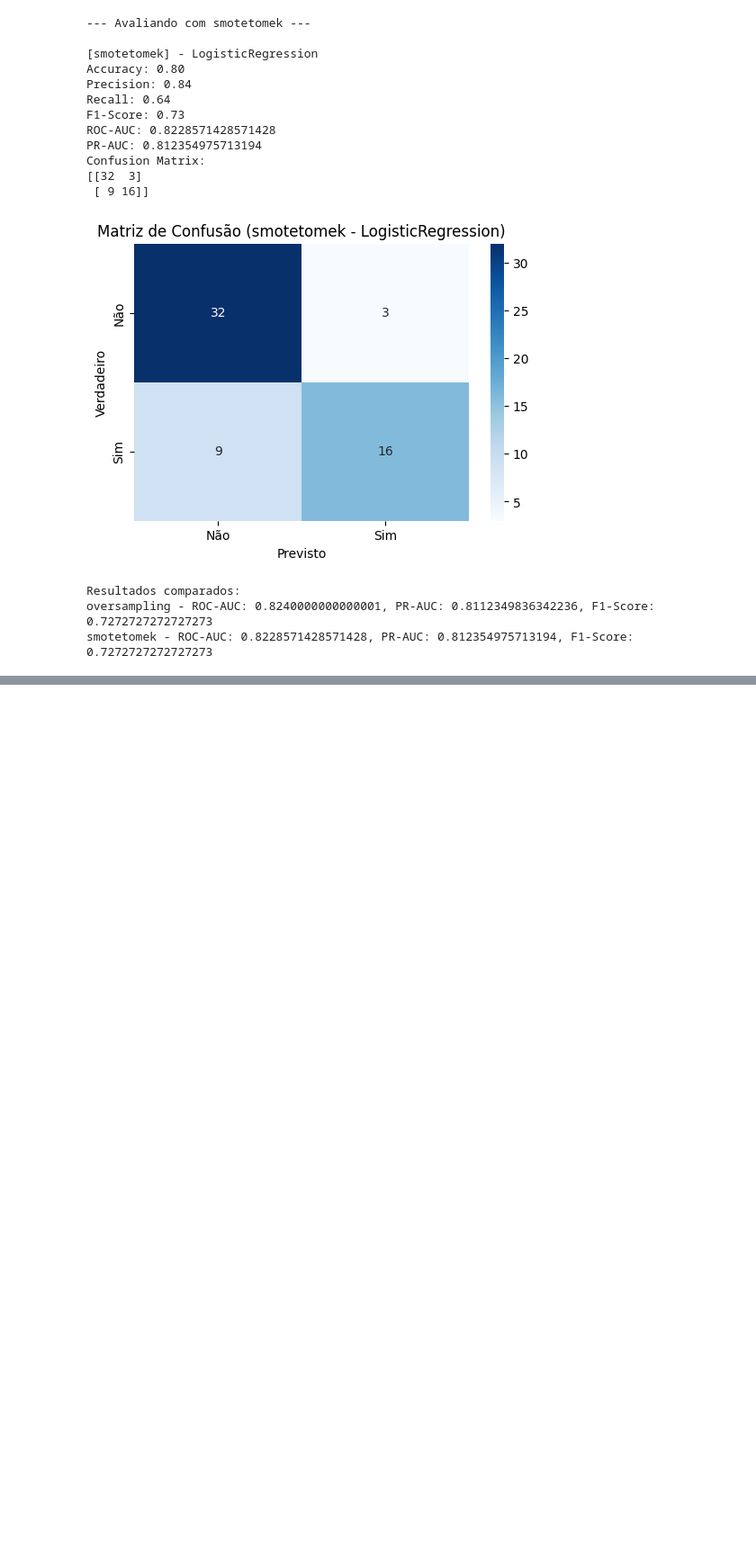
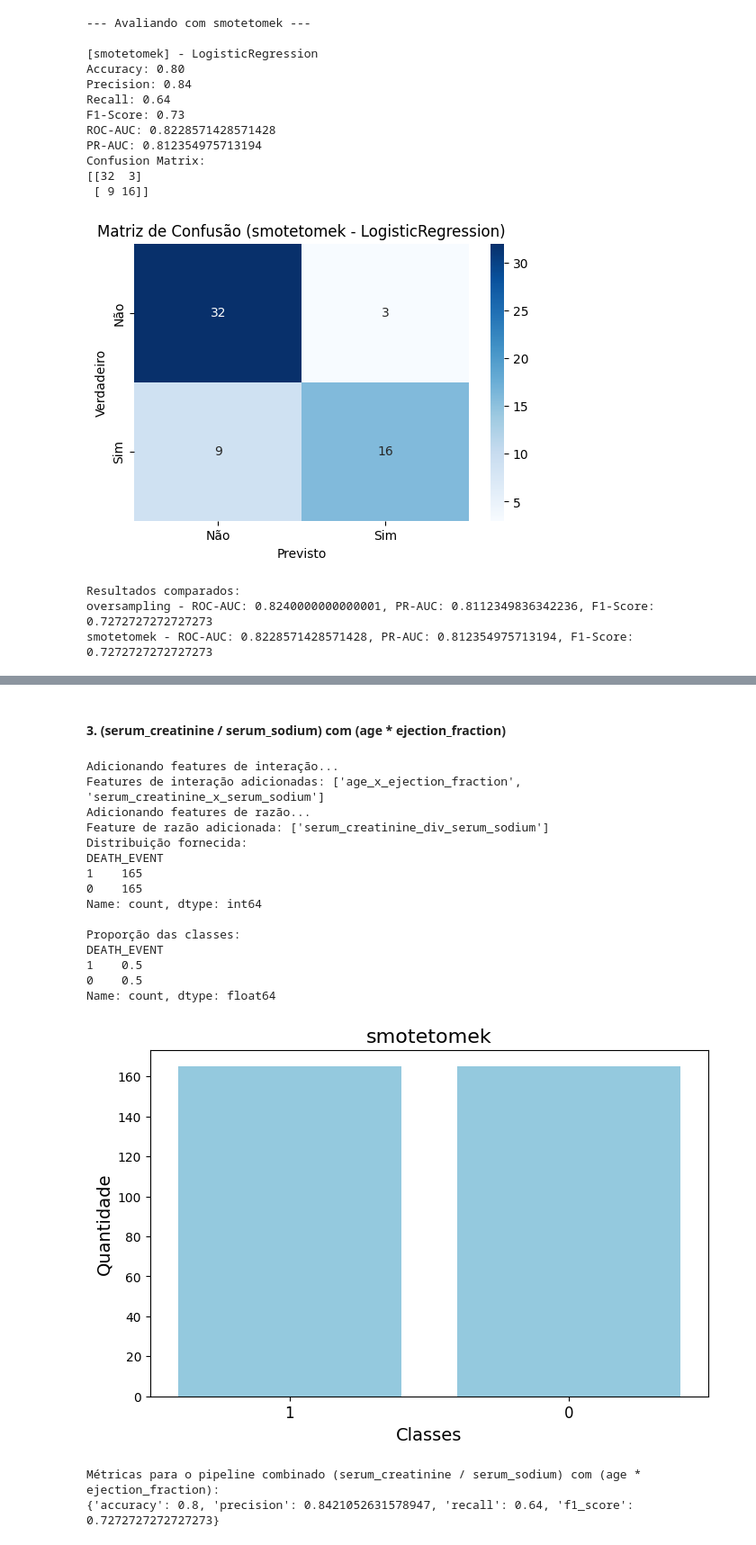
Before and after one commit to batista-neto/data-mining-heart-failure, a Jupyter notebook: main.ipynb, the cells around one changed output, grey strips where cells are left out. Shown at 90% size. Saved outputs shown, nothing was run; the diff lists cells and outputs as text; code cells hidden in the pictures; blank space fills up the shorter version.

```diff
--- a/main.ipynb
+++ b/main.ipynb
@@ -457,0 +869,79 @@ smotetomek - ROC-AUC: 0.8228571428571428, PR-AUC: 0.812354975713194, F1-Score: 0
+# %% [markdown]
+#### 3. (serum_creatinine / serum_sodium) com (age * ejection_fraction)
+# %%
+# Criar uma cópia do dataset original
+dataset_mixed3 = dataset.copy()
+
+# Inicializar o FeatureEngineer com o dataset
+feature_engineer_mixed3 = FeatureEngineer(dataset_mixed3)
+
+# Adicionar features de interação
+coluns_mixed3 = [DatasetColuns.age.value, DatasetColuns.ejection_fraction.value,
+                 DatasetColuns.serum_creatinine.value, DatasetColuns.serum_sodium.value]
+feature_engineer_mixed3.add_interaction_features(coluns_mixed3)
+
+# Adicionar features de razão
+feature_engineer_mixed3.add_ratio_features()
+
+# Obter o dataset atualizado com as novas features
+dataset_mixed3 = feature_engineer_mixed3.get_dataset()
+
+# Criar a nova feature combinada: combinação da razão e da interação
+dataset_mixed3['combined_ratio_interaction'] = (
+    dataset_mixed3['serum_creatinine_div_serum_sodium'] *
+    dataset_mixed3['age_x_ejection_fraction']
+)
+
+# Instanciar a classe DataScaler
+scaler_strategy = ScalerStrategy()
+data_scaler_mixed3 = DataScaler(dataset_mixed3, DatasetColuns.DEATH_EVENT.value, scaler_strategy)
+
+# Dividir os dados em treino e teste
+X_train_mixed3, X_test_mixed3, y_train_mixed3, y_test_mixed3 = data_scaler_mixed3.split_data()
+
+# Aplicar RobustScaler
+X_train_robust_mixed3, X_test_robust_mixed3 = data_scaler_mixed3.scale_data(
+    X_train_mixed3, X_test_mixed3, Scalers.ScalerTypes.RobustScaler.value
+)
+
+# Treinar modelo com dados escalados
+model_robust_mixed3 = LogisticRegression(random_state=42)
+model_robust_mixed3.fit(X_train_robust_mixed3, y_train_mixed3)
+y_pred_robust_mixed3 = model_robust_mixed3.predict(X_test_robust_mixed3)
+
+# COMBINAÇÃO: Aplicar balanceamento usando SMOTETomek
+X_train_combined_mixed3, y_train_combined_mixed3 = balance_analyser.balance(
+    X_train_robust_mixed3, y_train_mixed3, BalanceTypes.SMOTETomek.value
+)
+balance_analyser.analyze_distribution(y_train_combined_mixed3, title=BalanceTypes.SMOTETomek.value)
+
+# Treinar modelo com dados balanceados
+model_combined_mixed3 = LogisticRegression(random_state=42)
+model_combined_mixed3.fit(X_train_combined_mixed3, y_train_combined_mixed3)
+
+# Predição e avaliação
+y_pred_combined_mixed3 = model_combined_mixed3.predict(X_test_robust_mixed3)
+metrics_mixed3 = balance_analyser.evaluate_model(y_test_mixed3, y_pred_combined_mixed3, BalanceTypes.SMOTETomek.value)
+
+# Exibir as métricas
+print("Métricas para o pipeline combinado (serum_creatinine / serum_sodium) com (age * ejection_fraction):")
+print(metrics_mixed3)
+# %% [output]
+Adicionando features de interação...
+Features de interação adicionadas: ['age_x_ejection_fraction', 'serum_creatinine_x_serum_sodium']
+Adicionando features de razão...
+Feature de razão adicionada: ['serum_creatinine_div_serum_sodium']
+Distribuição fornecida:
+DEATH_EVENT
+1    165
+0    165
+Name: count, dtype: int64
+
+Proporção das classes:
+DEATH_EVENT
+1    0.5
+0    0.5
+Name: count, dtype: float64
+[figure, added]
+Métricas para o pipeline combinado (serum_creatinine / serum_sodium) com (age * ejection_fraction):
+{'accuracy': 0.8, 'precision': 0.8421052631578947, 'recall': 0.64, 'f1_score': 0.7272727272727273}
```
Also changed, not shown: parts of 36 cells of this notebook.
